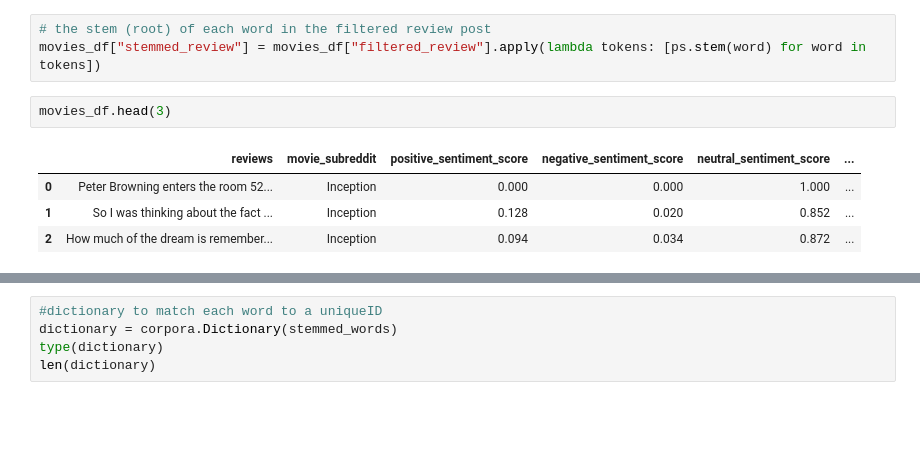
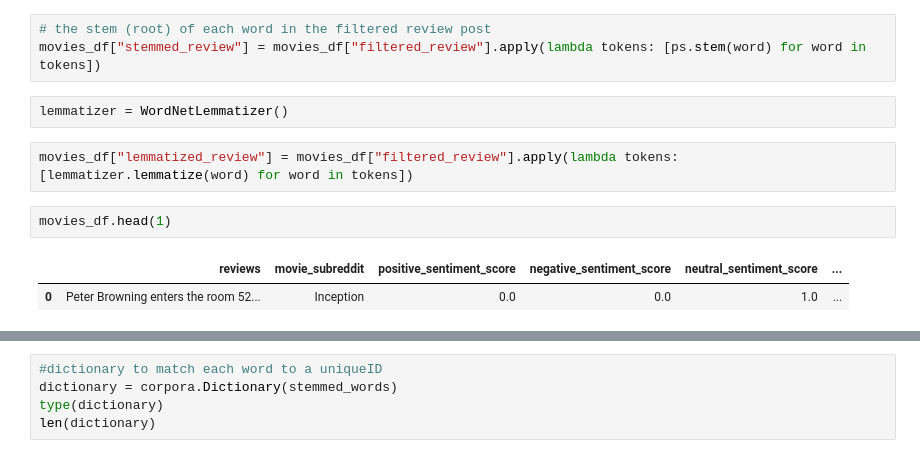
Before and after one commit to raizelistaken/reddit-nlp-sentiment, a Jupyter notebook: Reddit.ipynb, the cells around one changed output, grey strips where cells are left out. Drawn from its saved outputs; the diff is of its cells as text; blank space fills up the shorter version.

Commit message:
stemmer and lemmatizer

```diff
--- a/Reddit.ipynb
+++ b/Reddit.ipynb
@@ -298,13 +320,15 @@ ps = PorterStemmer()
 # %%
 # the stem (root) of each word in the filtered review post
 movies_df["stemmed_review"] = movies_df["filtered_review"].apply(lambda tokens: [ps.stem(word) for word in tokens])
+# %%
+lemmatizer = WordNetLemmatizer()
+# %%
+movies_df["lemmatized_review"] = movies_df["filtered_review"].apply(lambda tokens: [lemmatizer.lemmatize(word) for word in tokens])
 # %%
-movies_df.head(3)
+movies_df.head(1)
 # %% [output]
 |  | reviews | movie_subreddit | positive_sentiment_score | negative_sentiment_score | neutral_sentiment_score | ... |
-| 0 | Peter Browning enters the room 52... | Inception | 0.000 | 0.000 | 1.000 | ... |
-| 1 | So I was thinking about the fact ... | Inception | 0.128 | 0.020 | 0.852 | ... |
-| 2 | How much of the dream is remember... | Inception | 0.094 | 0.034 | 0.872 | ... |
+| 0 | Peter Browning enters the room 52... | Inception | 0.0 | 0.0 | 1.0 | ... |
 # %%
 all_movies_bow = pd.DataFrame()
 for movie in movie_subreddits:
```
Also changed, not shown: parts of 12 cells of this notebook, 8 other files.
